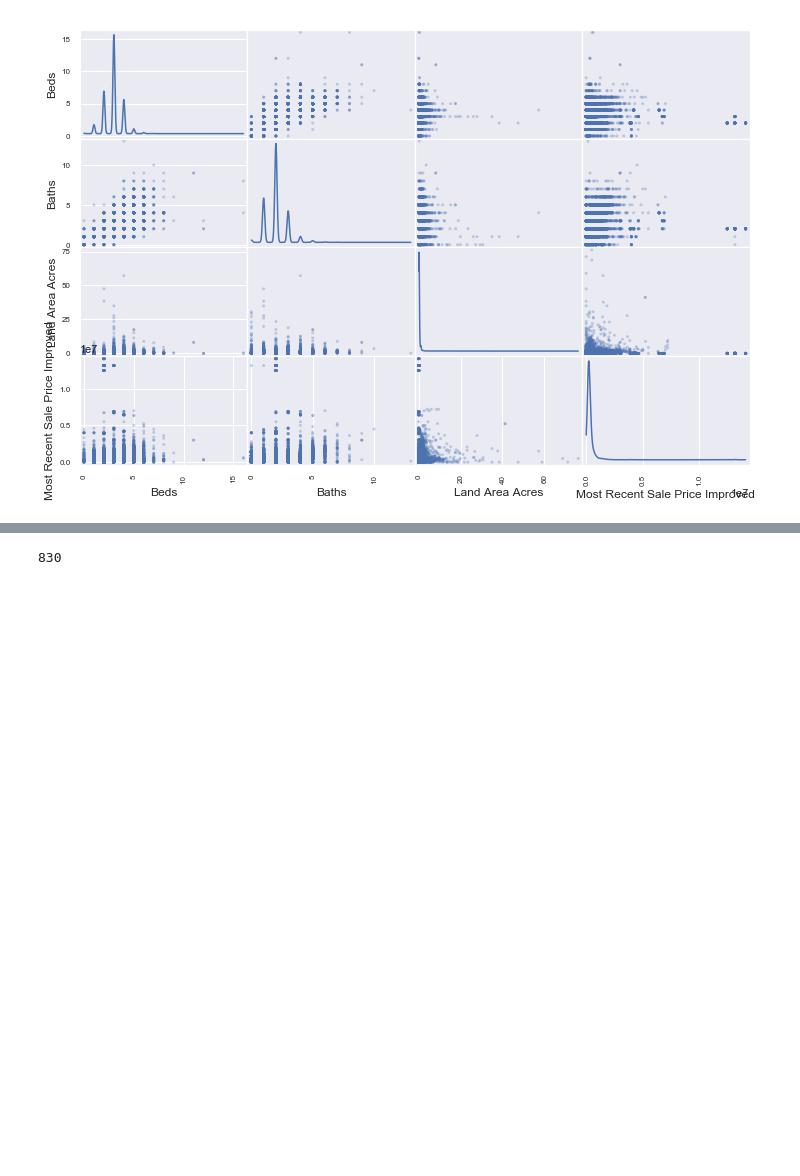
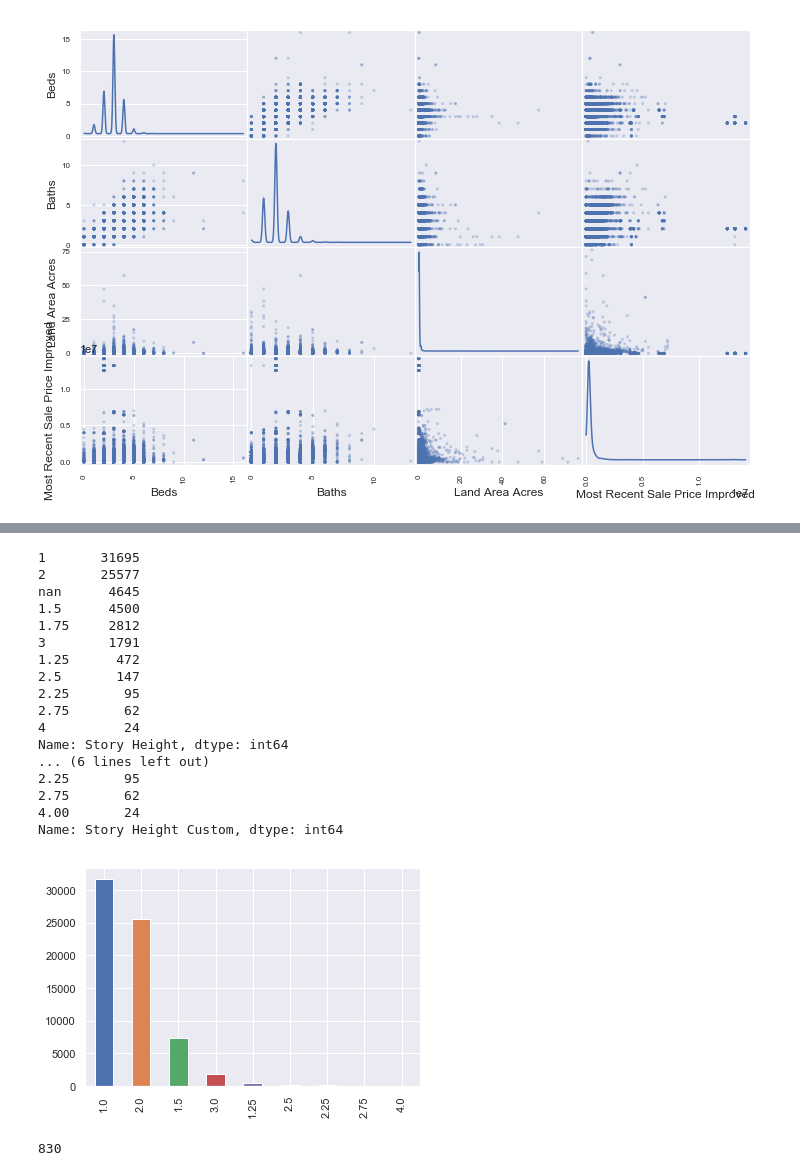
Before and after one commit to drewlehe/Nashville, a Jupyter notebook: MergedAnalysis.ipynb, the cells around one changed output, grey strips where cells are left out. Drawn from its saved outputs; the diff is of its cells as text; code cells hidden in the pictures; blank space fills up the shorter version.

```diff
--- a/MergedAnalysis.ipynb
+++ b/MergedAnalysis.ipynb
@@ -111,2 +75,27 @@ Name: Story Height, dtype: int64
+# %%
+print(df['Story Height'].value_counts())
+
+df['Story Height Custom'].value_counts().plot('bar')
+
+print(df['Story Height Custom'].value_counts())
+# %% [output]
+1       31695
+2       25577
+nan      4645
+1.5      4500
+1.75     2812
+3        1791
+1.25      472
+2.5       147
+2.25       95
+2.75       62
+4          24
+Name: Story Height, dtype: int64
+... (6 lines left out)
+2.25       95
+2.75       62
+4.00       24
+Name: Story Height Custom, dtype: int64
+[figure, added]
 # %%
 len(df['Neighborhood'].unique())
```
Also changed, not shown: parts of 35 cells of this notebook, 1 other file.
